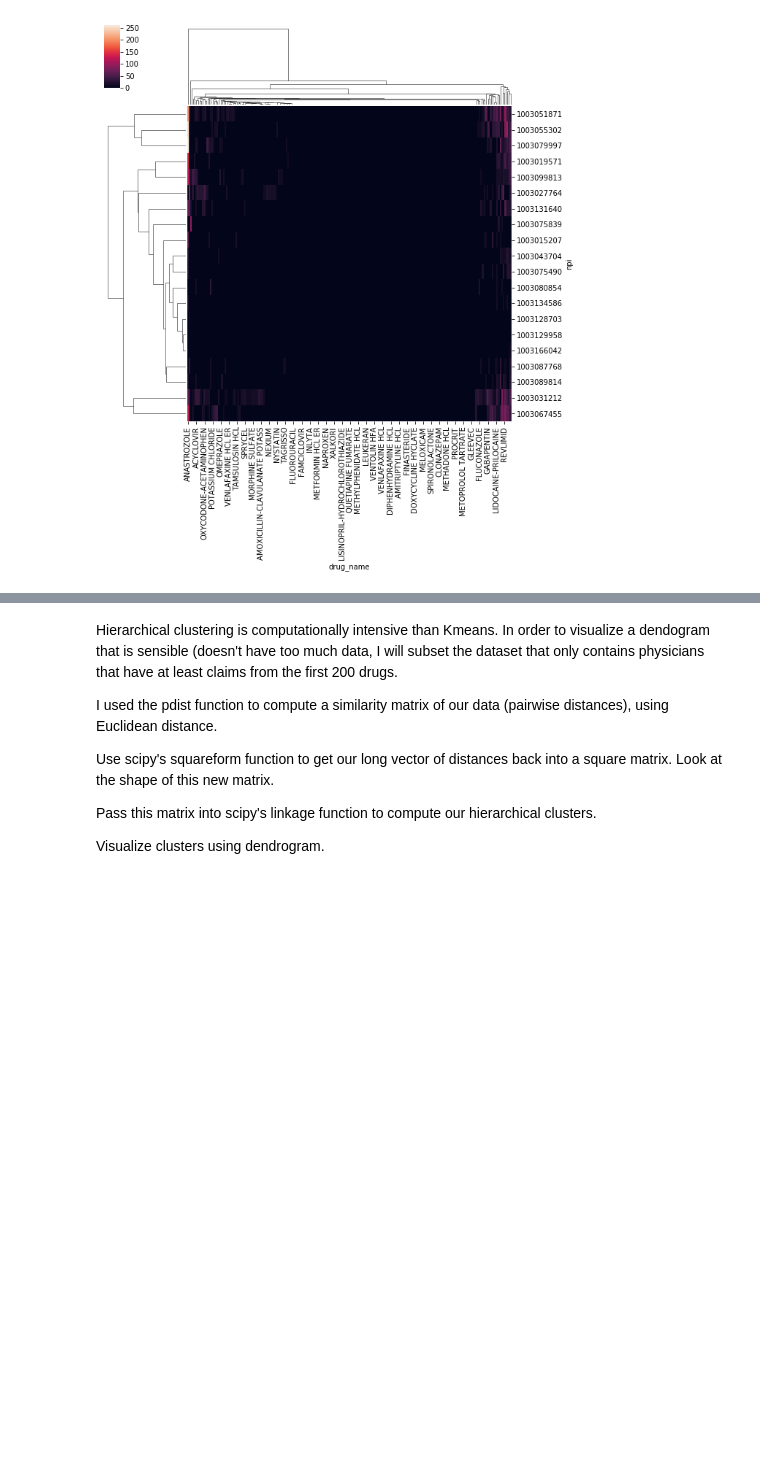
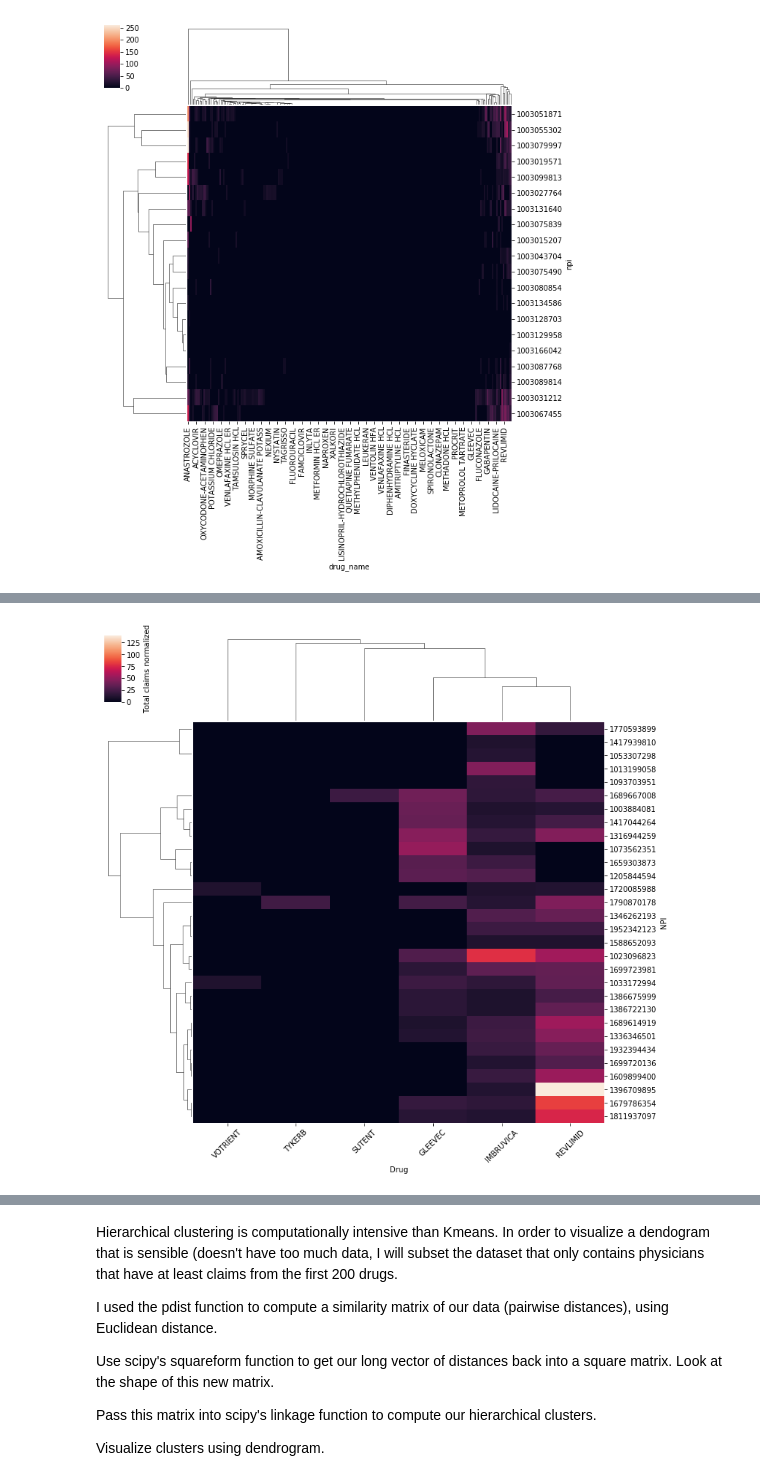
Before and after one commit to m3ngineer/med-mapper, a Jupyter notebook: hierarchical_clustering.ipynb, the cells around one changed output, grey strips where cells are left out. Saved outputs shown, nothing was run; the diff lists cells and outputs as text; code cells hidden in the pictures; blank space fills up the shorter version.

```diff
--- a/hierarchical_clustering.ipynb
+++ b/hierarchical_clustering.ipynb
@@ -104,0 +293,29 @@ plt.show()
+# %%
+#Plot slimmed heatmap
+
+target_drugs = ["IMBRUVICA", "GLEEVEC", "REVLIMID", 'TYKERB', "VOTRIENT", "SUTENT"]
+
+npi_claims_15_agg = pd.DataFrame(columns=target_drugs)
+npi_claims_15_agg.index.names = ['npi']
+# Initiate with physicians that do not prescribe drug
+# df_0 = npi_claims_15.loc[np.random.choice(npi_claims_15[npi_claims_15['IMBRUVICA'] < 1].index.values, 20), target_drugs].astype('float')
+# npi_claims_15_agg = pd.concat((npi_claims_15_agg, df_0))
+
+quants = [0.95]
+for i in quants:
+    df = npi_claims_15.loc[np.random.choice(npi_claims_15[npi_claims_15['IMBRUVICA'] >= i].index.values, 30), target_drugs].astype('float')
+    npi_claims_15_agg = pd.concat((npi_claims_15_agg, df))
+
+#Scale dataframe
+npi_claims_15_agg_scaled = (npi_claims_15_agg - npi_claims_15_agg.min()) / (npi_claims_15_agg.max() - npi_claims_15_agg.min())
+npi_claims_15_agg_scaled.fillna(0, inplace=True)
+
+#Change labels of columns for plotting
+npi_claims_15_agg_scaled.columns.name = 'Drug'
+npi_claims_15_agg_scaled.index.name = 'NPI'
+
+fig = sns.clustermap(npi_claims_15_agg, figsize=(12, 12), metric='cosine')
+plt.ylabel("Total claims normalized")
+plt.setp(fig.ax_heatmap.get_xticklabels(), rotation=45);
+# %% [output]
+[figure, added]
```
Also changed, not shown: parts of 37 cells of this notebook, 2 other files.
